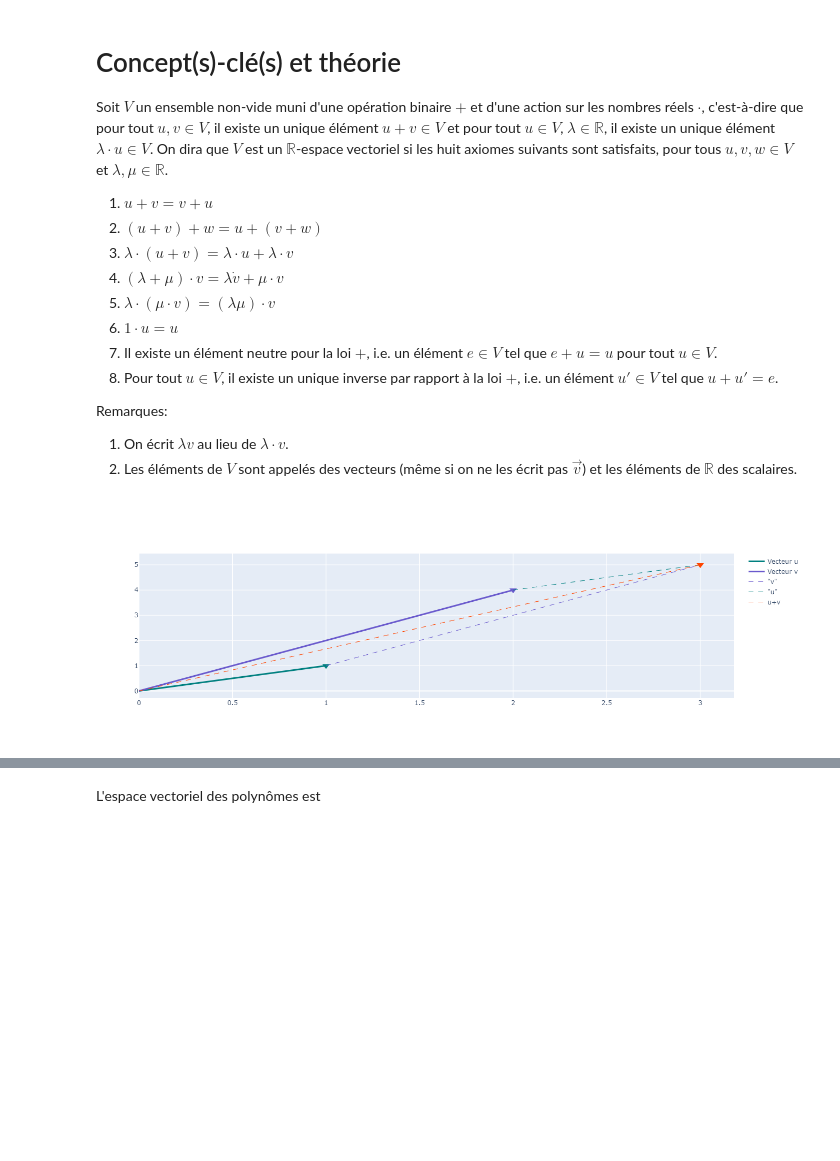
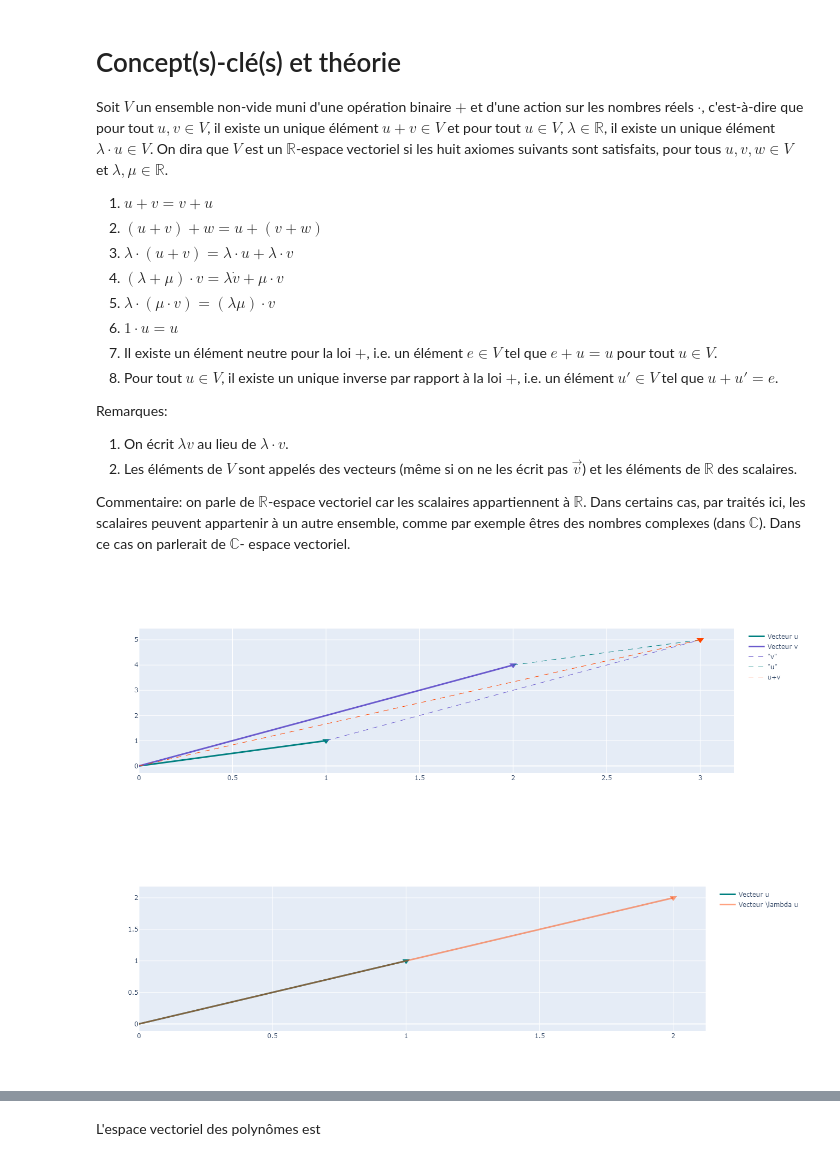
Before and after one commit to FlorianCassayre/jupyter_notebooks_AL, a Jupyter notebook: Chapitre 3 - Espace vectoriel/3.1. Définition d'un espace vectoriel.ipynb, the cells around one changed output, grey strips where cells are left out. Saved outputs shown, nothing was run; the diff lists cells and outputs as text; code cells hidden in the pictures; blank space fills up the shorter version.

```diff
--- a/Chapitre 3 - Espace vectoriel/3.1. Définition d'un espace vectoriel.ipynb
+++ b/Chapitre 3 - Espace vectoriel/3.1. Définition d'un espace vectoriel.ipynb
@@ -16,6 +16,8 @@ Soit $ V $ un ensemble non-vide muni d'une opération binaire $+$ et d'une actio
 Remarques:
 1. On écrit $\lambda v$ au lieu de $\lambda \cdot v$.
 2. Les éléments de $V$ sont appelés des vecteurs (même si on ne les écrit pas $\overrightarrow v$) et les éléments de $\mathbb{R}$ des scalaires.
+
+Commentaire: on parle de $\mathbb{R}$-espace vectoriel car les scalaires appartiennent à $\mathbb{R}$. Dans certains cas, par traités ici, les scalaires peuvent appartenir à un autre ensemble, comme par exemple êtres des nombres complexes (dans $\mathbb{C}$). Dans ce cas on parlerait de $\mathbb{C}$- espace vectoriel.
 # %%
 import AL_Fct as al
 import numpy as np
@@ -31,7 +33,6 @@ from IPython.display import HTML, display
 u=[[1],[1]]
 v=[[2],[4]]
 lam=2
-mu=2
 o=[[0],[0]]
 
 #Initial settings, change to np.array
@@ -45,32 +46,49 @@ peak2 = go.Scatter(x=v[0], y=v[1], marker=dict(symbol=6, size=12, color='slatebl
 vector = go.Scatter(x=o[0] + s * u[0], y=o[1] + s * u[1], mode='lines',
 line=dict(width=3, color='teal'), name='Vecteur u')
 vector2 = go.Scatter(x=o[0] + s * v[0], y=o[1] + s * v[1], mode='lines',
 line=dict(width=3, color='slateblue'), name='Vecteur v')
 zero = go.Scatter(x=t*0, y=t*0, name='Origine', marker=dict(symbol=6, size=12, color='black'),
                           showlegend=False)
 data.append(vector)
 data.append(vector2)
 data.append(zero)
 data.append(peak)
 data.append(peak2)
 
-#axiom 1 and 2(similar)
+#règle du parrallelogramme
 trace1= go.Scatter(x=u[0] + s * v[0], y=u[1] + s * v[1], mode='lines',
 line=dict(width=1, color='slateblue', dash='dash'), name='"v"')
 trace2= go.Scatter(x=v[0] + s * u[0], y=v[1] + s * u[1], mode='lines',
 line=dict(width=1, color='teal', dash='dash'), name='"u"')
 w=u+v
 sumUV=go.Scatter(x=o[0] + s *w[0], y=o[1] + s * w[1], mode='lines',
-line=dict(width=1, color='orangered', dash='dash'), name='u+v')
+line=dict(width=1, color='orangered', dash='dash'), name='u+v',hoverinfo='none')
 peakUV = go.Scatter(x=w[0], y=w[1], marker=dict(symbol=6, size=12, color='orangered'), showlegend=False)
 
 data.append(trace1)
 data.append(trace2)
 
 data.append(sumUV)
 data.append(peakUV)
 
 fig = go.FigureWidget(data=data)
 plotly.offline.iplot(fig)
+
+#multiplication par lambda
+data=[]
+peak = go.Scatter(x=u[0], y=u[1], marker=dict(symbol=6, size=12, color='teal'), opacity=1,showlegend=False)
+data.append(peak)
+vector = go.Scatter(x=o[0] + s * u[0], y=o[1] + s * u[1], mode='lines',
+line=dict(width=3, color='teal'), opacity=1,name='Vecteur u')
+data.append(vector)
+peak2 = go.Scatter(x=lam*u[0], y=lam*u[1], marker=dict(symbol=6, size=12, color='orangered'),opacity=0.5, showlegend=False)
+data.append(peak2)
+vector2 = go.Scatter(x=o[0] + lam*s * u[0], y=o[1] + lam*s * u[1], mode='lines',
+line=dict(width=3, color='orangered'), opacity=0.5,name='Vecteur \lambda u')
+data.append(vector2)
+
+fig = go.FigureWidget(data=data)
+plotly.offline.iplot(fig)
 # %% [output]
 [figure]
+[figure, added]
```
Also changed, not shown: parts of 2 cells of this notebook.
